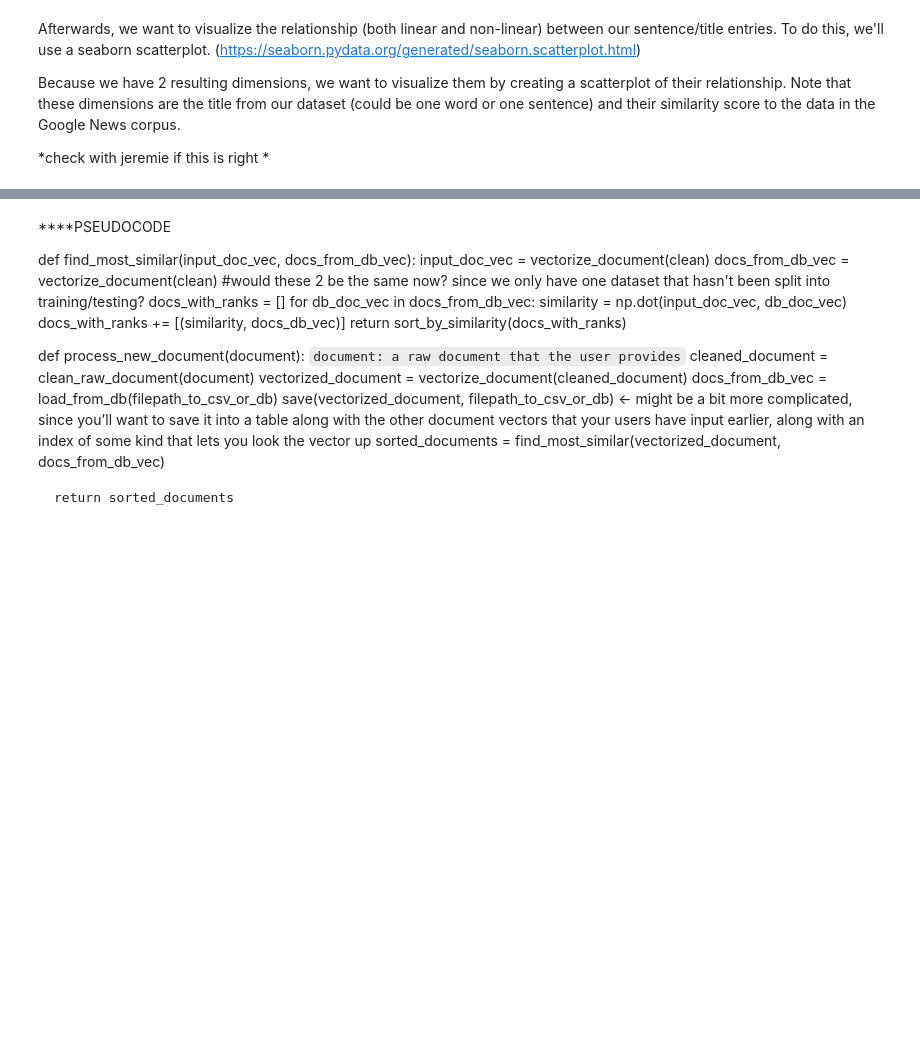
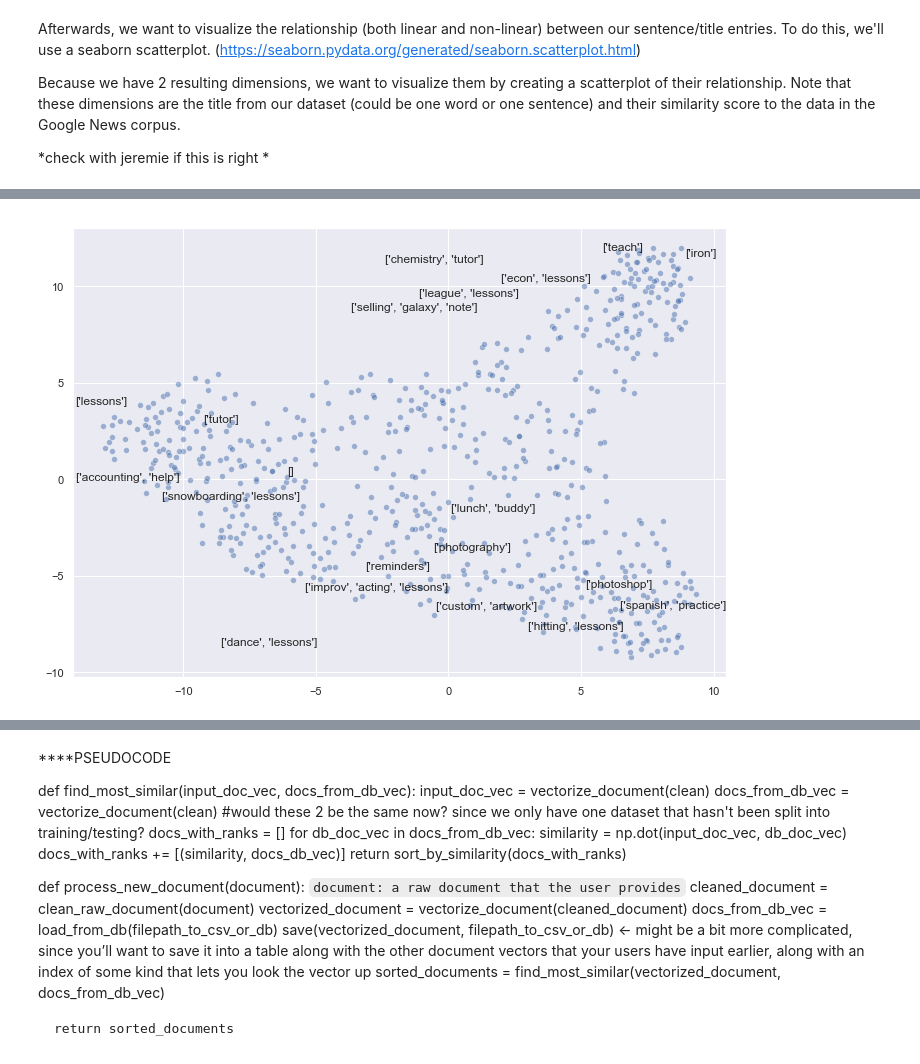
Before and after one commit to angelaaaateng/Projects, a Jupyter notebook: Pangea_RS_5.ipynb, the cells around one changed output, grey strips where cells are left out. Saved outputs shown, nothing was run; the diff lists cells and outputs as text; code cells hidden in the pictures; blank space fills up the shorter version.

```diff
--- a/Pangea_RS_5.ipynb
+++ b/Pangea_RS_5.ipynb
@@ -532,0 +562,35 @@ plt.show()
+# %%
+# tsne with perplexity 100
+
+#model initialization
+tsne_100 = TSNE(n_components = 2, init = 'random', random_state = 10, perplexity = 100)
+
+#model training
+tsne_df_100 = tsne_100.fit_transform(principalComponents)
+tsne_df_100.shape
+
+#plotting sentence relationships
+sns.set()
+
+fig, ax = plt.subplots(figsize = (11.7, 8.27))
+scatter100 = sns.scatterplot(tsne_df_100[:, 0],
+                             tsne_df_100[:, 1], alpha = 0.5)
+
+
+#fig, ax = plt.subplots(figsize = (28, 20))
+#plot_100 = sns.scatterplot(tsne_df_100[:, 0], tsne_df_100[:, 1], alpha = 0.5)
+
+titles_for_plotting_100 = list(np.arange(0, 400, 20))
+
+for title in titles_for_plotting_100:
+    sentence_titles.append(plt.text(tsne_df_100[title, 0], tsne_df_100[title, 1], filtered_word_list[title], fontsize = 12))
+
+adjust_text(sentence_titles, force_points = 0.4, force_text = 0.4,
+            expand_points = (2,1), expand_text = (1,2))
+            #arrowprops = dict(arrowstyle = "-", color = 'black', lw = 0.5))
+
+plt.show()
+
+#seems like the words are closer now...
+# %% [output]
+[figure, added]
```
Also changed, not shown: parts of 16 cells of this notebook.
